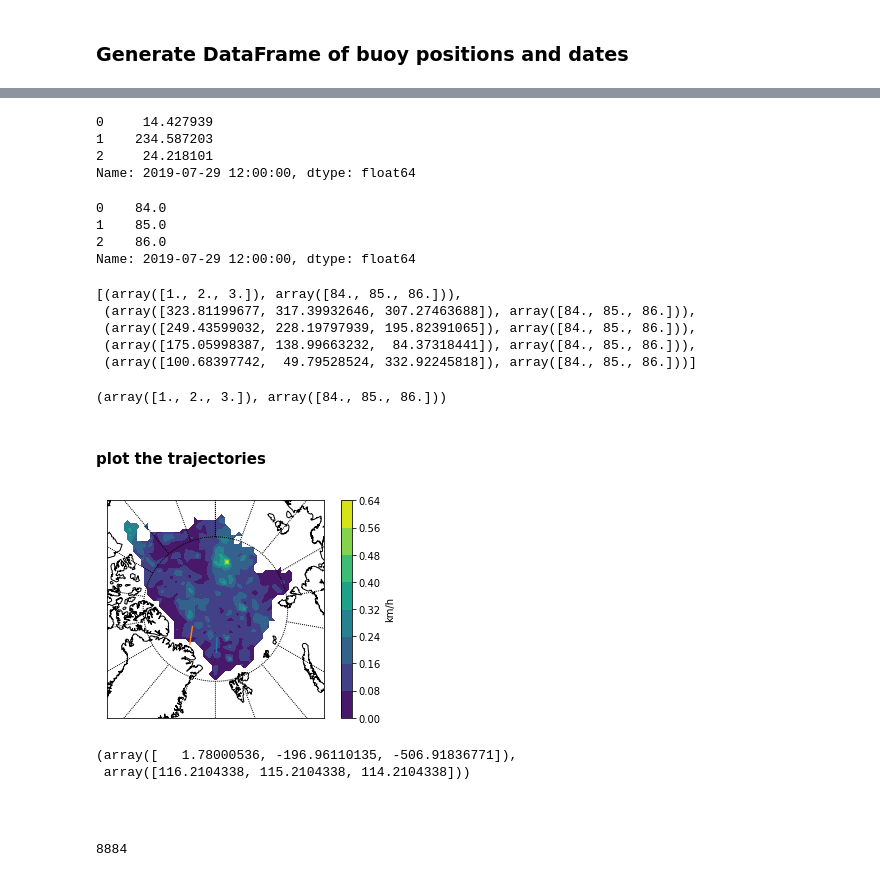
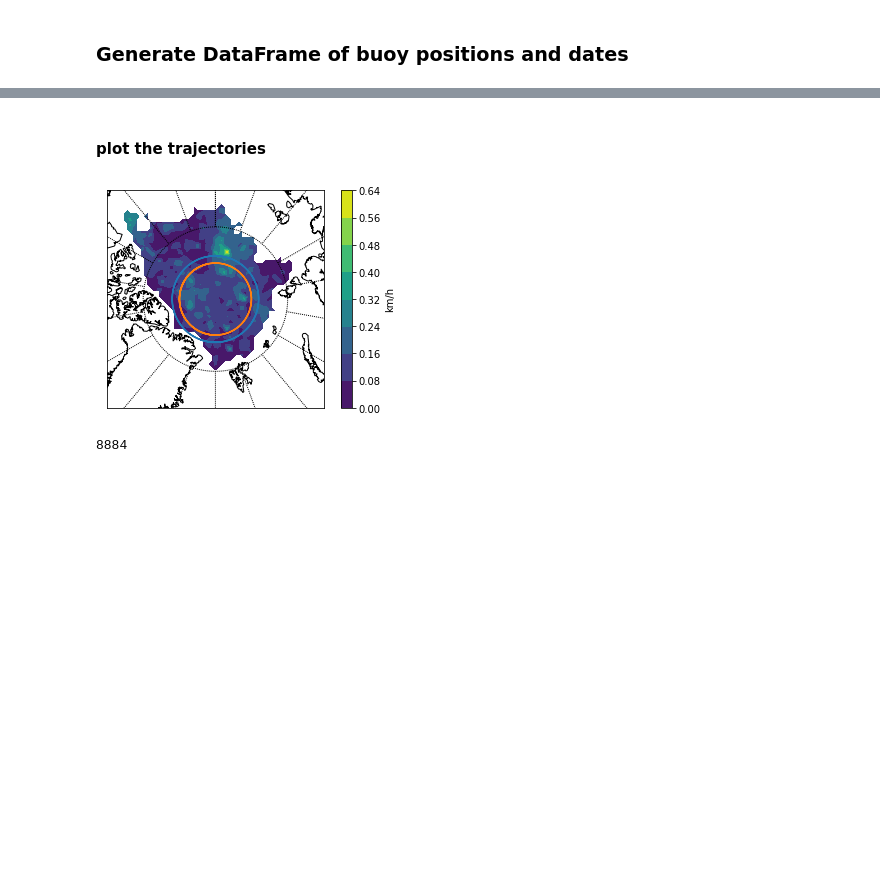
Before and after one commit to trackow/pyberg, a Jupyter notebook: driftforecast_MOSAiC.ipynb, the cells around one changed output, grey strips where cells are left out. Cells and saved outputs as stored; diff of their text form; code cells hidden in the pictures; blank space fills up the shorter version.

```diff
--- a/driftforecast_MOSAiC.ipynb
+++ b/driftforecast_MOSAiC.ipynb
@@ -255,9 +252,14 @@ num_buoys=3
 # %%
-dates = pd.date_range(initialdate, freq=freq, periods=1)
-lons = np.zeros((1, num_buoys)) #
-lats = np.zeros((1, num_buoys)) #
+# config
+initialdate='2019-07-29 12:00:00'
+num_times=100
+freq='D'
+num_buoys=3
 
 # generate DataFrame that needs to be filled with positions
+dates = pd.date_range(initialdate, freq=freq, periods=1)
+lons = np.zeros((1, num_buoys))
+lats = np.zeros((1, num_buoys))
 lons_df = pd.DataFrame(data=lons, index=dates)
 lats_df = pd.DataFrame(data=lats, index=dates)
 # %%
@@ -278,8 +276,9 @@ objects = Buoys(lons_df.loc[initialdate],lats_df.loc[initialdate],initialdate)
 # %%
+# integrate objects forward in time
 for i in np.arange(0,num_times):
     #trajectories.append(objects.trajectory(-10.,0.,delta_t=86400)) # U,V,deltaT
-    LON,LAT=objects.trajectory(-10.,0.,delta_t=86400)
-    lons_df=lons_df.append(LON.rename('2019-08-08 12:00:00'))
+    LON,LAT=objects.trajectory(-1.,0.0,delta_t=86400)
+    lons_df=lons_df.append(LON.rename('2019-08-08 12:00:00')) # ADD CURRENT TIME HERE
     lats_df=lats_df.append(LAT.rename('2019-08-08 12:00:00'))
 # %% [output]
 Update buoy positions. Integrate for 24.0 hours.
@@ -315,56 +301,26 @@ lons_df
-# %%
-A
-# %% [output]
-0     14.427939
-1    234.587203
-2     24.218101
-Name: 2019-07-29 12:00:00, dtype: float64
-# %%
-B
-# %% [output]
-0    84.0
-1    85.0
-2    86.0
-Name: 2019-07-29 12:00:00, dtype: float64
-# %%
-trajectories
-# %% [output]
-[(array([1., 2., 3.]), array([84., 85., 86.])),
- (array([323.81199677, 317.39932646, 307.27463688]), array([84., 85., 86.])),
- (array([249.43599032, 228.19797939, 195.82391065]), array([84., 85., 86.])),
- (array([175.05998387, 138.99663232,  84.37318441]), array([84., 85., 86.])),
- (array([100.68397742,  49.79528524, 332.92245818]), array([84., 85., 86.]))]
-# %%
-# first trajectory (and its components)
-buoynum=0
-trajectories[buoynum] # lon lat
-#trajectories[buoynum][0] # lon components
-#trajectories[buoynum][1] # lat components
-# %% [output]
-(array([1., 2., 3.]), array([84., 85., 86.]))
 # %% [markdown]
 #### plot the trajectories
 # %%
 m = Basemap(projection='npstere',boundinglat=75,lon_0=0,resolution='l')
 #m = Basemap(projection='robin',boundinglat=40,lon_0=0,resolution='l')
 
 m.drawcoastlines()
 #m.fillcontinents(color='0.1',lake_color='lightblue')
 
 # draw parallels and meridians.
 m.drawparallels(np.arange(-80.,81.,20.))
 m.drawmeridians(np.arange(-180.,181.,20.))
 #m.drawmapboundary(fill_color='lightblue')
 
 lon_map,lat_map=m(lon_start[:,:],lat_start[:,:])
 m.contourf(lon_map,lat_map,plotfield)
 
 for buoynum in np.arange(0,2):
-    lon_traj,lat_traj=m(trajectories[buoynum][0],trajectories[buoynum][1])
+    lon_traj,lat_traj=m(lons_df[buoynum][:].values,lats_df[buoynum][:].values)
     m.plot(lon_traj, lat_traj)
 
 cbar=plt.colorbar()
 cbar.set_label('km/h')
 plt.show()
 # %% [output]
-[figure, old version]
+[figure, new version]
@@ -373,7 +326,0 @@ trajectories[buoynum][0]
-# %%
-objects.lon/rad, objects.lat/rad
-# %% [output]
-(array([   1.78000536, -196.96110135, -506.91836771]),
- array([116.2104338, 115.2104338, 114.2104338]))
-# %% [markdown]
-##
```
Also changed, not shown: parts of 11 cells of this notebook.
